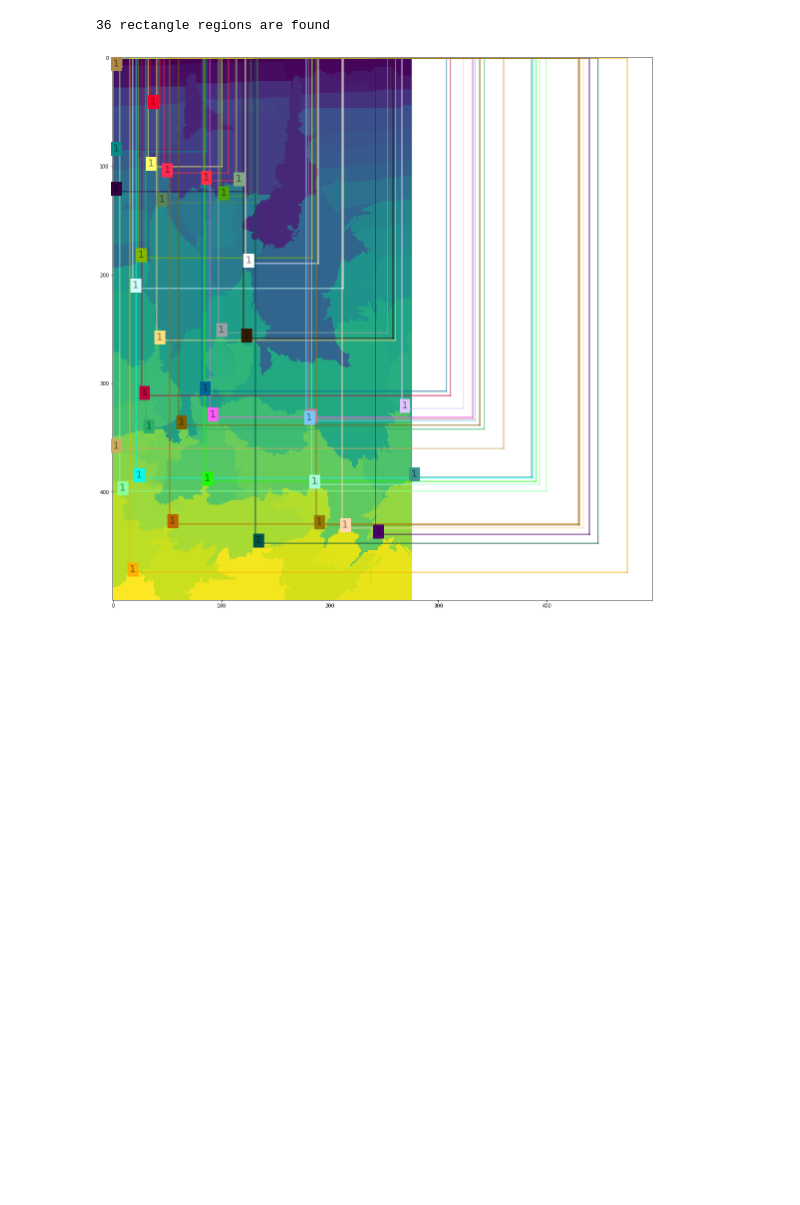
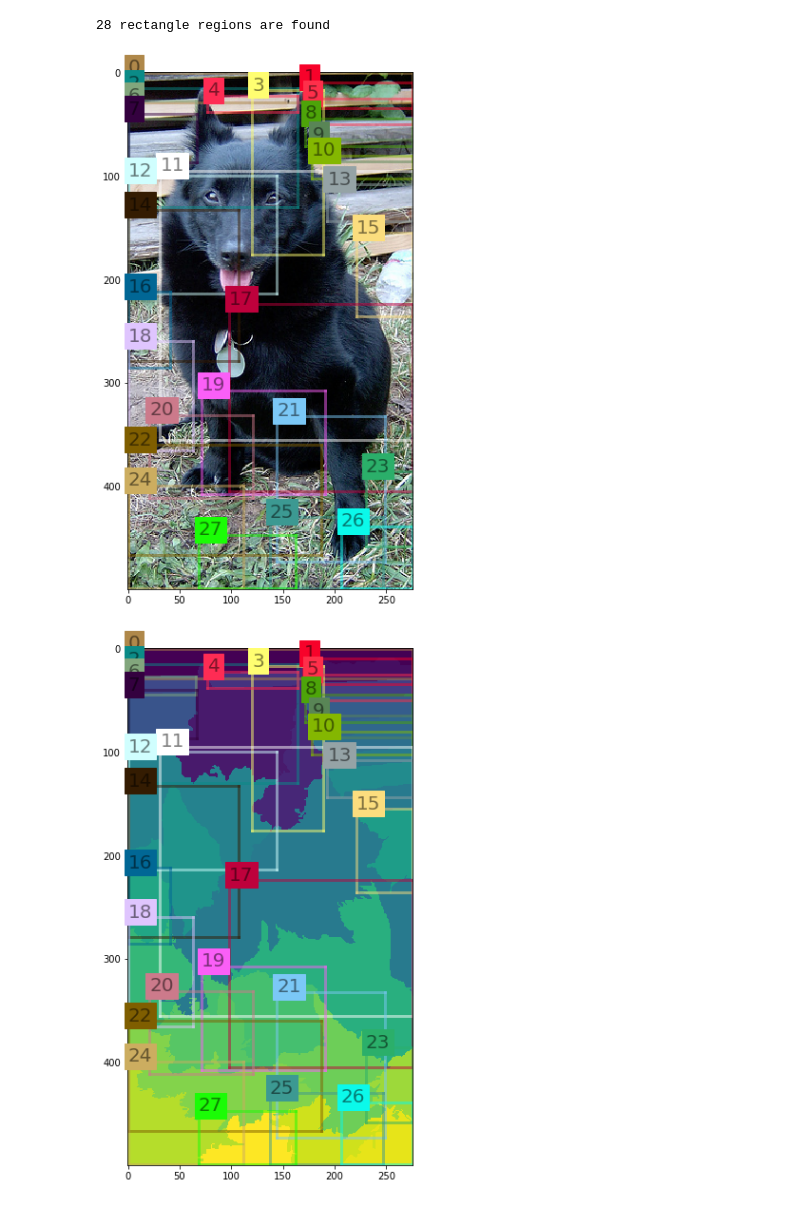
Before and after one commit to dkhanna511/Object-detection-RCNN, a Jupyter notebook: Selective Search.ipynb, the cells around one changed output. Saved outputs shown, nothing was run; the diff lists cells and outputs as text; code cells hidden in the pictures; blank space fills up the shorter version.

```diff
--- a/Selective Search.ipynb
+++ b/Selective Search.ipynb
@@ -45,7 +45,7 @@ sigma = 0.8
 
 
 
-min_size = 500
+min_size = 1000
 
 np.random.seed(4)
 listed_path = os.listdir(img_dir)
@@ -111,17 +111,20 @@ def extract_region(img):
                         "min_y" : np.Inf,
                         "max_x" : 0,
                         "max_y" : 0,
-                        "labels": [1]}
+                        "labels": [l]}
 
-                #bounding box
-                if R[l]["min_x"] > x:
-                    R[l]["min_x"] = x
-                if R[l]["min_y"] > y:
-                    R[l]["min_y"] = y
-                if R[l]["max_x"] < x:
-                    R[l]["max_x"] = x
-                if R[l]["max_x"] < y:
-                    R[l]["max_x"] = y
+            #bouding box
+            if R[l]["min_x"] > x:
+                R[l]["min_x"] = x
+            if R[l]["min_y"] > y:
+                R[l]["min_y"] = y
+            if R[l]["max_x"] < x:
+                R[l]["max_x"] = x
+            if R[l]["max_y"] < y:
+                R[l]["max_y"] = y
+
+
+
 
 
     ## Remove region if it does not have positive height or positive width
@@ -136,35 +139,44 @@ def extract_region(img):
 R = extract_region(img)
 print("{} rectangle regions are found".format(len(R)))
 # %% [output]
-36 rectangle regions are found
+28 rectangle regions are found
 # %%
 ### Visualize the initial rectangle regions from the segmentation method of Felzenswalb and Huttenlocher
 # %%
-def plt_rectangle(plt,label, x1, y1, x2, y2, color = "yellow", alpha = 0.5):
+def plt_rectangle(plt,label,x1,y1,x2,y2,color = "yellow", alpha=0.5):
     linewidth = 3
     if type(label) == list:
         linewidth = len(label)*3 + 2
         label = ""
 
-    plt.text(x1, y1, label, fontsize = 20, backgroundcolor = color, alpha = alpha)
-    plt.plot([x1, x1], [y1, y2], linewidth= linewidth, color = color, alpha  = alpha)
-    plt.plot([x2, x2], [y1, y2], linewidth= linewidth, color = color, alpha  = alpha)
-    plt.plot([x1, x2], [y1, y1], linewidth= linewidth, color = color, alpha  = alpha)
-    plt.plot([x1, x2], [y2, y2], linewidth= linewidth, color = color, alpha  = alpha)
+    plt.text(x1,y1,label,fontsize=20,backgroundcolor=color,alpha=alpha)
+    plt.plot([x1,x1],[y1,y2], linewidth=linewidth,color=color, alpha=alpha)
+    plt.plot([x2,x2],[y1,y2], linewidth=linewidth,color=color, alpha=alpha)
+    plt.plot([x1,x2],[y1,y1], linewidth=linewidth,color=color, alpha=alpha)
+    plt.plot([x1,x2],[y2,y2], linewidth=linewidth,color=color, alpha=alpha)
 
-figsize = (20,20)
-plt.figure(figsize = figsize)
-plt.imshow(img[:,:,3]/ 2**8)
-
-for item, color in zip(R.values(), sns.xkcd_rgb.values()):
-    #print(R.values)
+figsize = (10,10)
+plt.figure(figsize=figsize)
+plt.imshow(img[:,:,:3]/2**8)
+for item, color in zip(R.values(),sns.xkcd_rgb.values()):
     x1 = item["min_x"]
     y1 = item["min_y"]
     x2 = item["max_x"]
     y2 = item["max_y"]
     label = item["labels"][0]
-    #print(label)
-    plt_rectangle(plt, label, x1, y1, x2, y2, color = color)
+    plt_rectangle(plt,label,x1,y1,x2,y2,color=color)
 plt.show()
+
+plt.figure(figsize=figsize)
+plt.imshow(img[:,:,3])
+for item, color in zip(R.values(),sns.xkcd_rgb.values()):
+    x1 = item["min_x"]
+    y1 = item["min_y"]
+    x2 = item["max_x"]
+    y2 = item["max_y"]
+    label = item["labels"][0]
+    plt_rectangle(plt,label,x1,y1,x2,y2,color=color)
+plt.show()
 # %% [output]
-[figure, old version]
+[figure, new version]
+[figure, added]
```
Also changed, not shown: parts of 1 cell of this notebook.
